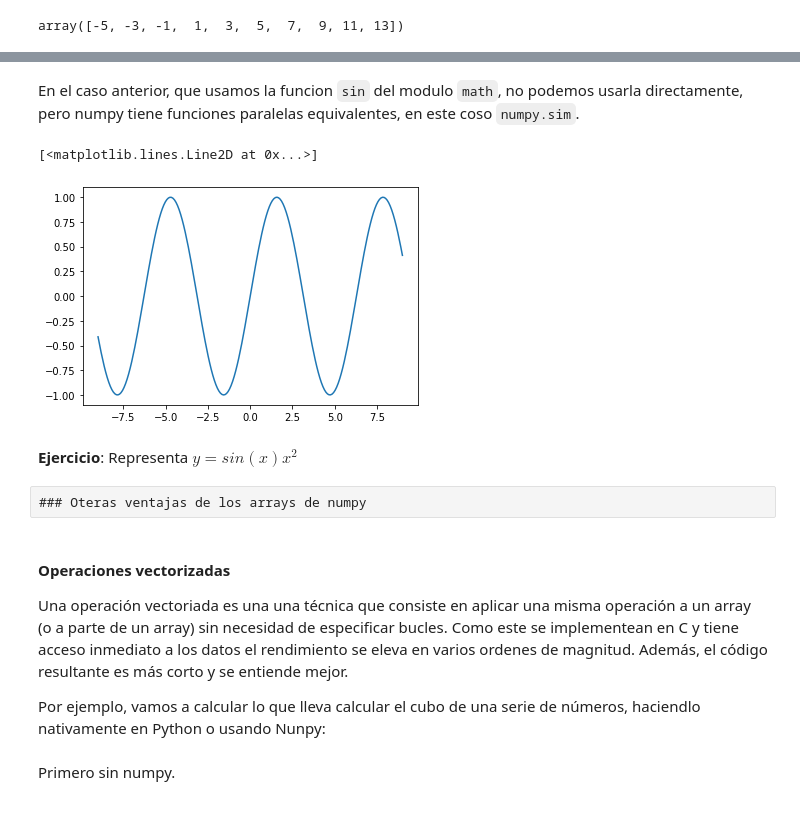
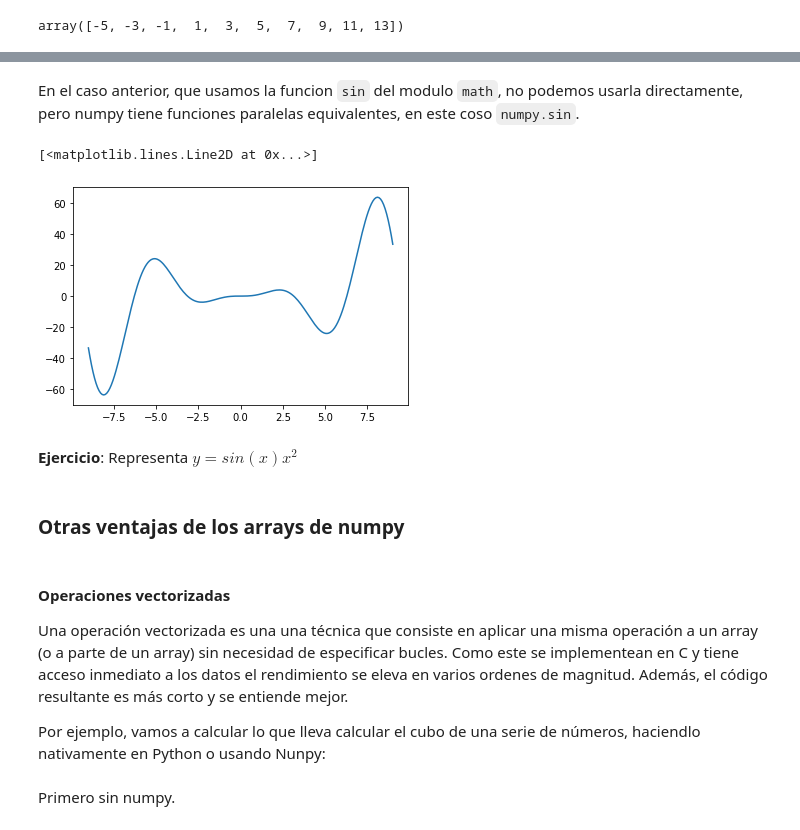
Before and after one commit to pythoncanarias/eoi, a Jupyter notebook: 05-libs/external/numpy/numpy.ipynb, the cells around one changed output, grey strips where cells are left out. Drawn from its saved outputs; the diff is of its cells as text; code cells hidden in the pictures.

```diff
--- a/05-libs/external/numpy/numpy.ipynb
+++ b/05-libs/external/numpy/numpy.ipynb
@@ -208,27 +257,27 @@ Python
 # %% [markdown]
 En el caso anterior, que usamos la funcion `sin` del modulo `math`, no podemos usarla directamente, pero numpy tiene
-funciones paralelas equivalentes, en este coso `numpy.sim`.
+funciones paralelas equivalentes, en este coso `numpy.sin`.
 # %%
 
 import matplotlib.pyplot as plt
 import numpy as np
 
 X = np.linspace(-9, 9, 200)
 
-Y = np.sin(X)
+Y = np.sin(X) * X**2
 
 plt.plot(X, Y)
 # %% [output]
 [<matplotlib.lines.Line2D at 0x...>]
-[figure, old version]
+[figure, new version]
 # %% [markdown]
 **Ejercicio**: Representa $y = sin(x)x^2$
-# %% [raw]
-### Oteras ventajas de los arrays de numpy
+# %% [markdown]
+### Otras ventajas de los arrays de numpy
 # %% [markdown]
 #### Operaciones vectorizadas
 
-Una operación vectoriada es una una técnica que consiste en aplicar una misma operación a un array (o a parte de un array) sin necesidad de especificar bucles. Como este se implementean en  C y tiene acceso inmediato a los datos el rendimiento se eleva en varios ordenes de magnitud. Además, el código resultante es más corto y se entiende mejor.
+Una operación vectorizada es una una técnica que consiste en aplicar una misma operación a un array (o a parte de un array) sin necesidad de especificar bucles. Como este se implementean en  C y tiene acceso inmediato a los datos el rendimiento se eleva en varios ordenes de magnitud. Además, el código resultante es más corto y se entiende mejor.
 
 Por ejemplo, vamos a calcular lo que lleva calcular el cubo de una serie de números, haciendlo nativamente en Python o usando Nunpy:
 # %% [markdown]
```
Also changed, not shown: parts of 25 cells of this notebook, 3 other files.
